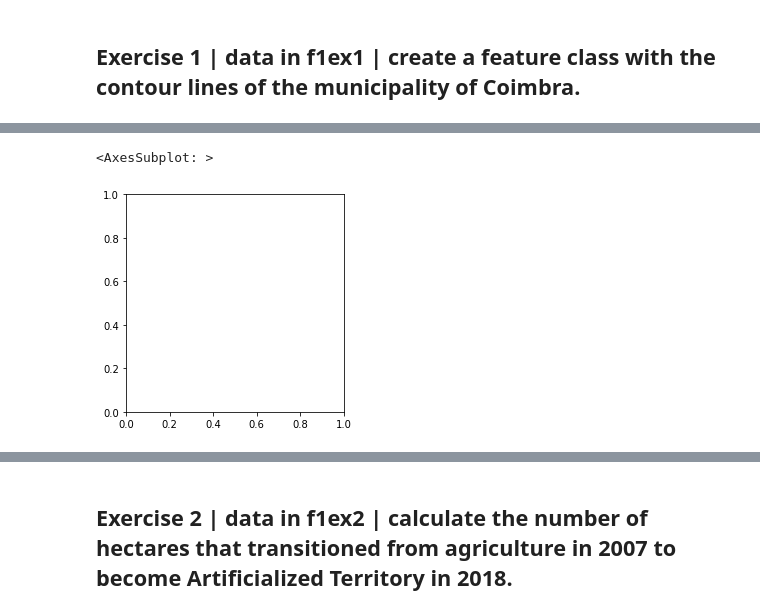
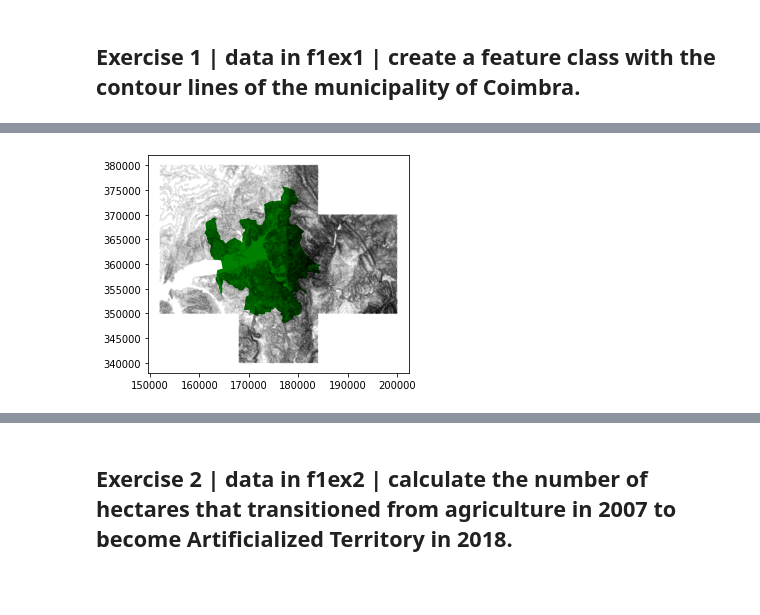
Before and after one commit to MartaSolarz/Maps_and_GISWEB, a Jupyter notebook: fichaexercicios1/solves.ipynb, the cells around one changed output, grey strips where cells are left out. Saved outputs shown, nothing was run; the diff lists cells and outputs as text; code cells hidden in the pictures; blank space fills up the shorter version.

```diff
--- a/fichaexercicios1/solves.ipynb
+++ b/fichaexercicios1/solves.ipynb
@@ -16,25 +16,19 @@ folder_path = 'f1ex1'
 contour_lines = [os.path.join(folder_path, file) for file in os.listdir(folder_path) if file.endswith('.shp') and file.startswith('c')]
 coimbra = 'f1ex1/limites_coimbra.shp'
 
-target_crs = CRS.from_epsg(3763)
-
 df_coimbra = gpd.read_file(coimbra)
-print(df_coimbra.crs)
-df_coimbra.crs = target_crs
-print(df_coimbra.crs)
+df_coimbra = df_coimbra.to_crs(CRS('ESRI:102164'))
+print(f'Projection of Coimbra limites layer: {df_coimbra.crs}')
+target_crs = CRS('ESRI:102164')
 
 gdfs = []
+print('Projections of contour lines files:')
 for el in contour_lines:
     gdf = gpd.read_file(el)
+    print(el)
     print(gdf.crs)
     gdf.crs = target_crs
     print(gdf.crs)
     gdfs.append(gdf)
-
-ax = df_coimbra.plot()
-
-for gdf in gdfs:
-    gdf.plot(ax=ax)
-
-plt.show()
+    print('----------------')
 # %% [output]
@@ -62,17 +52,9 @@ EPSG:3763
-# %%
-
-# ??? why are they in a different place even though they have the same projection?
-
-clipped_gdfs = []
-for gdf in gdfs:
-    clipped = gdf.clip(df_coimbra)
-    clipped_gdfs.append(clipped)
-
-union_set = clipped_gdfs[0]
-for clipped in clipped_gdfs[1:]:
-    union_set.union(clipped)
-
-union_set.plot()
-# %% [output]
-<AxesSubplot: >
-[figure, removed]
+# %%
+ax = df_coimbra.plot(color='green')
+
+for gdf in gdfs:
+    gdf.plot(ax=ax, color='black', alpha=0.1)
+
+plt.show()
+# %% [output]
+[figure, added]
```
Also changed, not shown: parts of 17 cells of this notebook.
